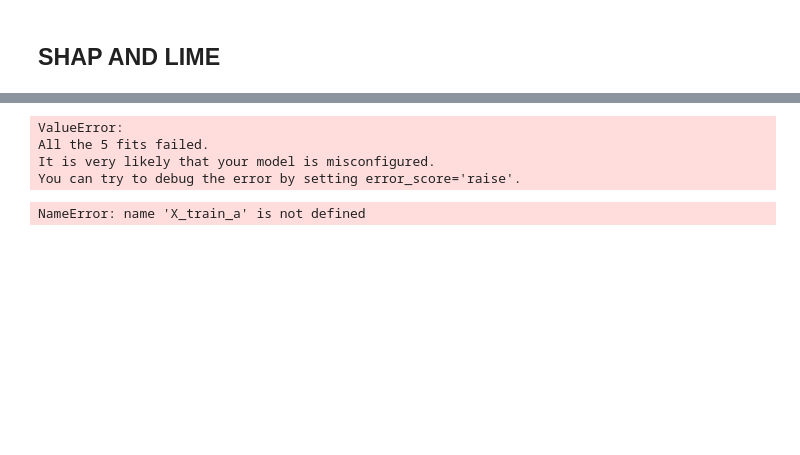
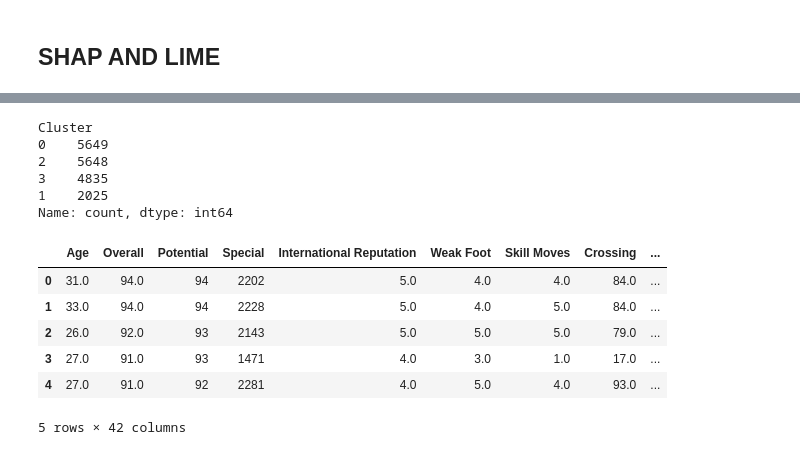
Before and after one commit to SheisAddiee/NLP_Lab_Group7, a Jupyter notebook: notebooks/K-Means with confusion matrix.ipynb, the cells around one changed output, grey strips where cells are left out. Cells and saved outputs as stored; diff of their text form; code cells hidden in the pictures; blank space fills up the shorter version.

```diff
--- a/notebooks/K-Means with confusion matrix.ipynb
+++ b/notebooks/K-Means with confusion matrix.ipynb
@@ -369,0 +412,7 @@ Shape after dropping irrelevant columns: (18207, 78)
+# %%
+ 3️⃣ Drop rows missing key identifiers
+fifa_cleaned.dropna(subset=['Name', 'Overall'], inplace=True)
+# %%
+# Fill missing categorical data with "Unknown"
+categorical_cols = fifa_cleaned.select_dtypes(include='object').columns
+fifa_cleaned[categorical_cols] = fifa_cleaned[categorical_cols].fillna('Unknown')
@@ -504,0 +618,3 @@ df['MentalAbility'] = df[['Vision', 'Composure', 'Reactions', 'Positioning']].me
+# %%
+fifa = pd.read_csv("kl.csv", encoding='ISO-8859-1')
+fifa.head()
@@ -565,40 +700,26 @@ plt.show()
 # %%
-from sklearn.linear_model import LinearRegression
-from sklearn.tree import DecisionTreeRegressor
-from sklearn.model_selection import cross_val_score
+from sklearn.cluster import KMeans
 
-models = {
-    "Linear Regression": LinearRegression(),
-    "Random Forest": RandomForestRegressor(random_state=42),
-    "Decision Tree": DecisionTreeRegressor(random_state=42)
-}
+kmeans = KMeans(n_clusters=4, random_state=42)
+fifa_numeric['Cluster'] = kmeans.fit_predict(X_scaled)
 
-results = {}
-
-for name, model in models.items():
-    scores = cross_val_score(model,y, cv=5, scoring='r2')
-    results[name] = scores.mean()
-
-results_df = pd.DataFrame(list(results.items()), columns=['Model', 'R² Score'])
-results_df
+# Check how many players are in each cluster
+print(fifa_numeric['Cluster'].value_counts())
 # %% [output]
-ValueError:
-All the 5 fits failed.
-It is very likely that your model is misconfigured.
-You can try to debug the error by setting error_score='raise'.
+Cluster
+0    5649
+2    5648
+3    4835
+1    2025
+Name: count, dtype: int64
 # %%
-from sklearn.model_selection import GridSearchCV
-
-param_grid = {
-    'n_estimators': [100, 200],
-    'max_depth': [10, 20, None],
-}
-
-grid = GridSearchCV(RandomForestRegressor(random_state=42), param_grid, cv=3, scoring='r2')
-grid.fit(X_train_a, y_train_a)
-
-print("Best Params:", grid.best_params_)
-print("Best R² Score:", grid.best_score_)
+fifa_numeric.head()
 # %% [output]
+|  | Age | Overall | Potential | Special | International Reputation | Weak Foot | Skill Moves | Crossing | ... |
+| 0 | 31.0 | 94.0 | 94 | 2202 | 5.0 | 4.0 | 4.0 | 84.0 | ... |
+| 1 | 33.0 | 94.0 | 94 | 2228 | 5.0 | 4.0 | 5.0 | 84.0 | ... |
+| 2 | 26.0 | 92.0 | 93 | 2143 | 5.0 | 5.0 | 5.0 | 79.0 | ... |
+| 3 | 27.0 | 91.0 | 93 | 1471 | 4.0 | 3.0 | 1.0 | 17.0 | ... |
+| 4 | 27.0 | 91.0 | 92 | 2281 | 4.0 | 5.0 | 4.0 | 93.0 | ... |
-NameError: name 'X_train_a' is not defined
+5 rows × 42 columns
 # %%
```
Also changed, not shown: parts of 54 cells of this notebook, 2 other files.
